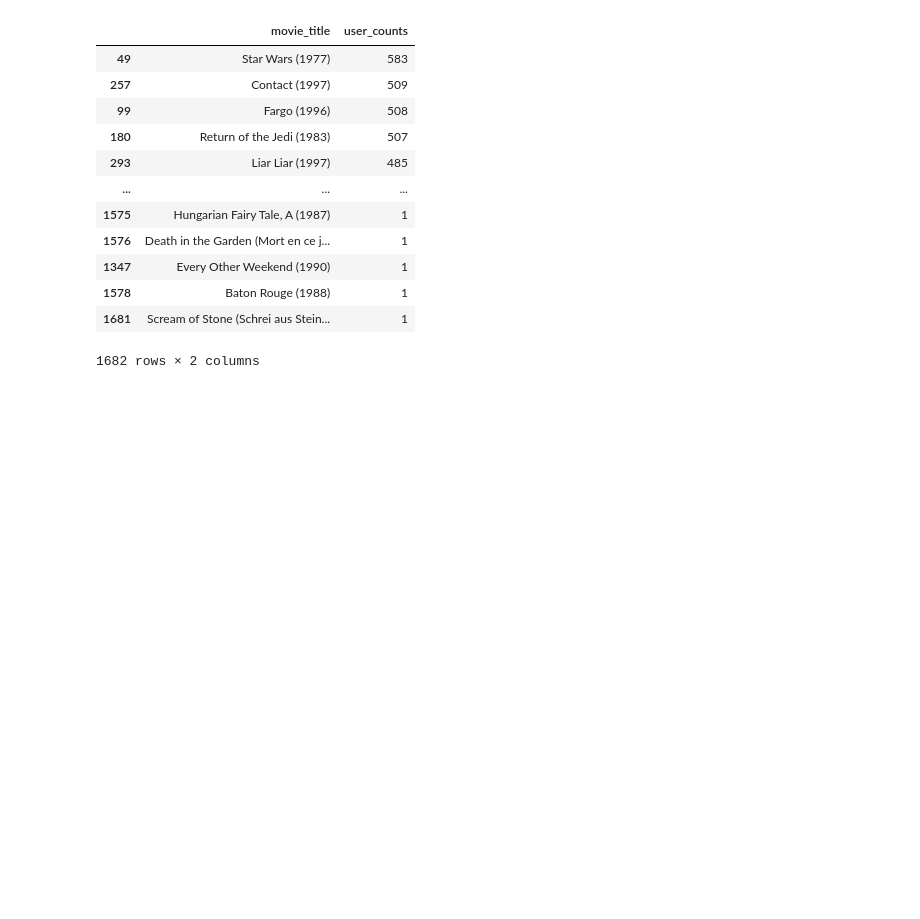
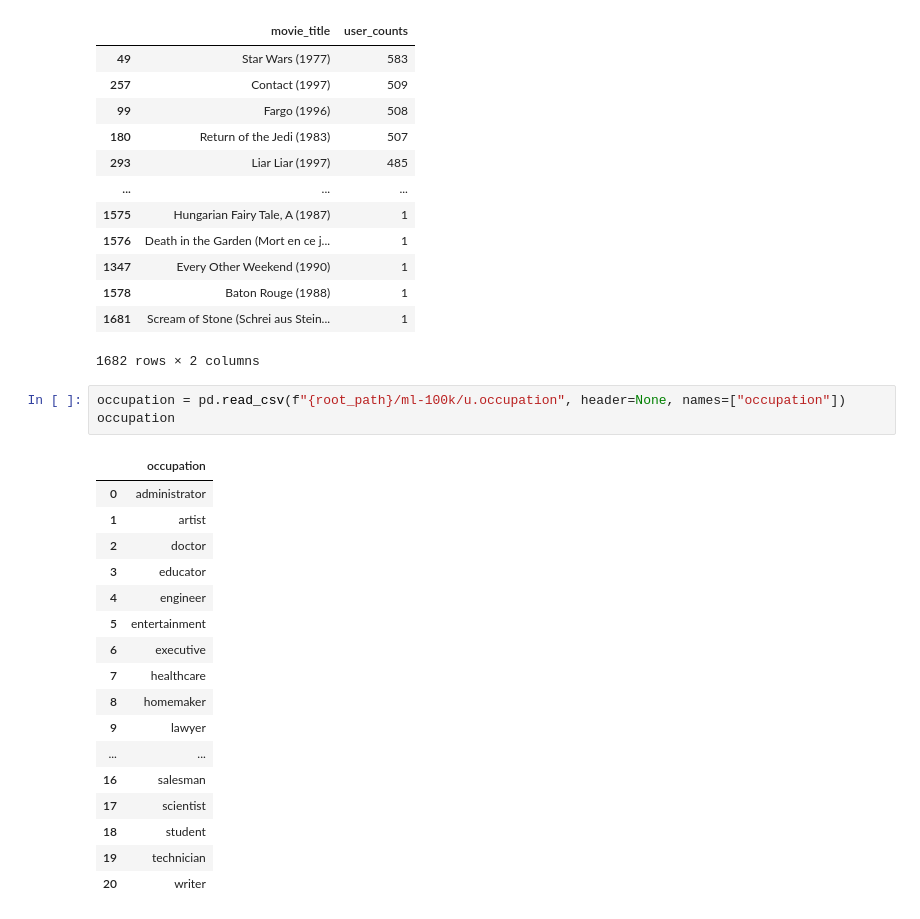
Before and after one commit to thanhbach0904/WebMining-RecSys-20251, a Jupyter notebook: notebooks/eda.ipynb, the cells around one changed output. Cells and saved outputs as stored; diff of their text form; blank space fills up the shorter version.

```diff
--- a/notebooks/eda.ipynb
+++ b/notebooks/eda.ipynb
@@ -185,3 +243,24 @@ movies[["movie_title", "user_counts"]].sort_values(by="user_counts", ascending=F
 | 1578 | Baton Rouge (1988) | 1 |
 | 1681 | Scream of Stone (Schrei aus Stein... | 1 |
 1682 rows × 2 columns
+# %%
+occupation = pd.read_csv(f"{root_path}/ml-100k/u.occupation", header=None, names=["occupation"])
+occupation
+# %% [output]
+|  | occupation |
+| 0 | administrator |
+| 1 | artist |
+| 2 | doctor |
+| 3 | educator |
+| 4 | engineer |
+| 5 | entertainment |
+| 6 | executive |
+| 7 | healthcare |
+| 8 | homemaker |
+| 9 | lawyer |
+| ... | ... |
+| 16 | salesman |
+| 17 | scientist |
+| 18 | student |
+| 19 | technician |
+| 20 | writer |
```
Also changed, not shown: parts of 7 cells of this notebook.
